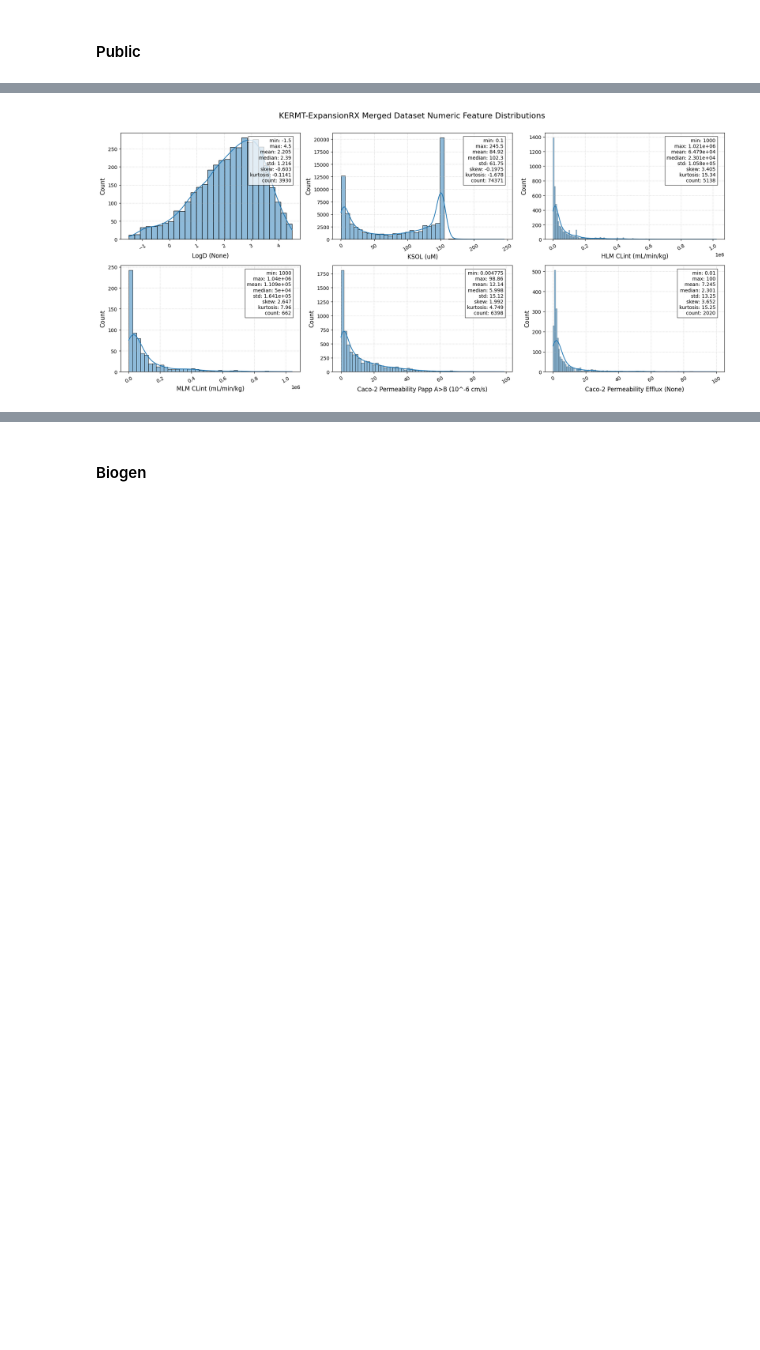
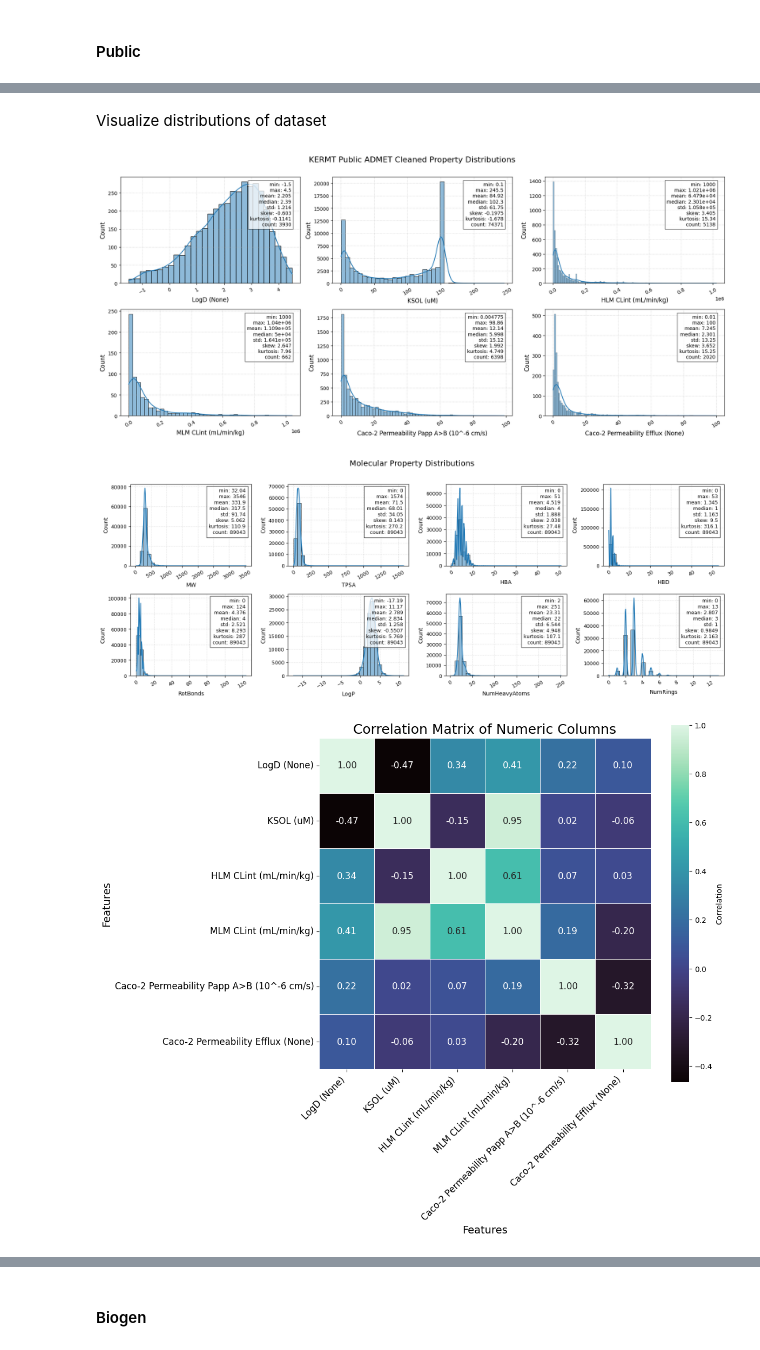
Before and after one commit to alec-glisman/OpenADMET-ExpansionRx-Blind-Challenge, a Jupyter notebook: notebooks/exploratory_data_analysis.ipynb, the cells around one changed output, grey strips where cells are left out. Cells and saved outputs as stored; diff of their text form; code cells hidden in the pictures; blank space fills up the shorter version.

Commit message:
[WIP] Continueing data harmonization

```diff
--- a/notebooks/exploratory_data_analysis.ipynb
+++ b/notebooks/exploratory_data_analysis.ipynb
@@ -327,5 +440,6 @@ def plot_correlation_matrix(
 # %%
 cols_with_units = {
+    "Molecule Name": "(None)",
     "LogD": "(None)",
     "KSOL": "(uM)",
     "HLM CLint": "(mL/min/kg)",
@@ -341,6 +455,8 @@ transformations = {
     "None": lambda x: x,
     "10^(x+6)": lambda x: 10.0 ** (x + 6.0),
     "10^(x)": lambda x: 10.0 ** (x),
+    "10^(x); /mg to /kg": lambda x: (10.0 ** x) / 1.0e-6,
+    "ug/mL to uM": lambda x, mw: (x * 1000) / mw if mw > 0 else np.nan,
 }
 # %% [markdown]
 ## Load Data
@@ -400,10 +532,24 @@ logger.info(f"Dataframe columns: {df_expansionrx_teaser.columns.tolist()}")
 # %%
 cleaned_data["expansionrx_teaser"] = df_expansionrx_teaser.copy()
 # %%
+df = df_expansionrx_teaser.copy()
+output_dir = data_path.parents[1] / "figures"
+fname = "expansionrx_teaser"
+
+df_props = compute_molecular_properties(df["SMILES"])
+output_dir.mkdir(parents=True, exist_ok=True)
 fig, ax = plot_numeric_distributions(
-    df_expansionrx_teaser,
+    df,
     n_cols=3,
-    title="ExpansionRx Teaser Dataset Numeric Feature Distributions",
-    save_path=data_path.parent / "expansionrx_teaser_numeric_distributions.png",
+    title="ExpansionRx Teaser Property Distributions",
+    save_path=output_dir / f"{fname}_numeric_distributions.png",
 )
+fig, ax = plot_property_distributions(
+    df_props,
+    save_path=output_dir / f"{fname}_molecular_property_distributions.png",
+)
+fig, ax = plot_correlation_matrix(
+    df,
+    save_path=output_dir / f"{fname}_numeric_correlation_matrix.png",
+)
 # %% [output]
@@ -575,11 +738,29 @@ if n_overlap > 0:
 # %%
 cleaned_data["kermt_public"] = df_kermt_public_admet_cleaned.copy()
+# %% [markdown]
+Visualize distributions of dataset
 # %%
+df = df_kermt_public_admet_cleaned.copy()
+output_dir = data_path.parents[1] / "figures"
+fname = "kermt_public_admet_cleaned"
+
+df_props = compute_molecular_properties(df["SMILES"])
+output_dir.mkdir(parents=True, exist_ok=True)
 fig, ax = plot_numeric_distributions(
-    df_kermt_public_admet_cleaned,
+    df,
     n_cols=3,
-    title="KERMT-ExpansionRX Merged Dataset Numeric Feature Distributions",
-    save_path=data_path.parent / "kermt_expansionrx_numeric_distributions.png",
+    title="KERMT Public ADMET Cleaned Property Distributions",
+    save_path=output_dir / f"{fname}_numeric_distributions.png",
 )
+fig, ax = plot_property_distributions(
+    df_props,
+    save_path=output_dir / f"{fname}_molecular_property_distributions.png",
+)
+fig, ax = plot_correlation_matrix(
+    df,
+    save_path=output_dir / f"{fname}_numeric_correlation_matrix.png",
+)
 # %% [output]
-[figure, old version]
+[figure, new version]
+[figure, added]
+[figure, added]
```
Also changed, not shown: parts of 38 cells of this notebook.
